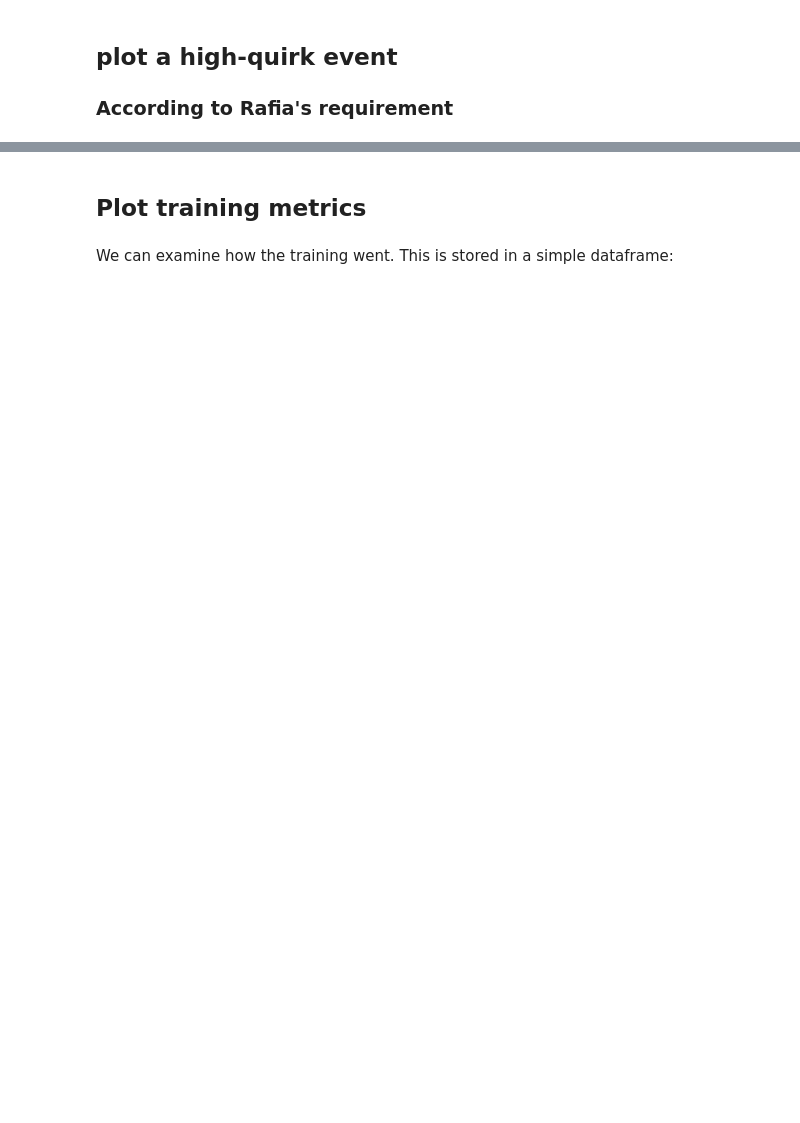
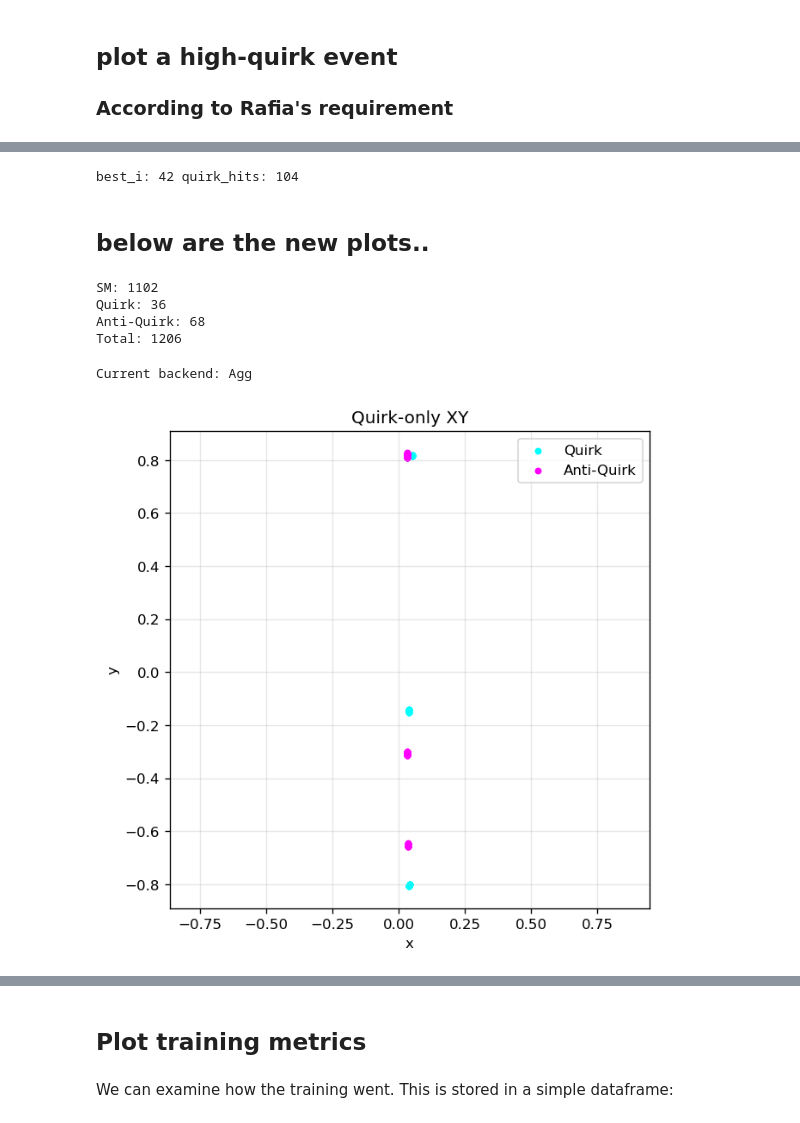
Before and after one commit to MirxaWaqarBaig/trackml-quickstart-collab, a Jupyter notebook: Examples/TrackML_Quickstart/colab_quickstart.ipynb, the cells around one changed output, grey strips where cells are left out. Cells and saved outputs as stored; diff of their text form; code cells hidden in the pictures; blank space fills up the shorter version.

Commit message:
diagnostic sequence for quirk visibility

```diff
--- a/Examples/TrackML_Quickstart/colab_quickstart.ipynb
+++ b/Examples/TrackML_Quickstart/colab_quickstart.ipynb
@@ -166,0 +189,62 @@ best trainset index: 42 quirk_hits: 104
+# %%
+# pick quirk-rich event from current trainset
+best_i, best_q = -1, -1
+for i, ev in enumerate(metric_learning_model.trainset):
+    if hasattr(ev, "source_label"):
+        q = int((ev.source_label > 0).sum())
+        if q > best_q:
+            best_i, best_q = i, q
+
+ev = metric_learning_model.trainset[best_i]
+print("best_i:", best_i, "quirk_hits:", best_q)
+# %% [output]
+best_i: 42 quirk_hits: 104
+# %% [markdown]
+## below are the new plots..
+# %%
+import torch
+import numpy as np
+import matplotlib.pyplot as plt
+
+# assumes ev has ev.x (N, >=3) and ev.source_label
+x = ev.x[:, 0].detach().cpu().numpy()
+y = ev.x[:, 1].detach().cpu().numpy()
+z = ev.x[:, 2].detach().cpu().numpy()
+src = ev.source_label.detach().cpu().numpy()  # 0=SM, 1=Quirk, 2=Anti-Quirk
+
+qmask = (src == 1) | (src == 2)
+q = (src == 1)
+aq = (src == 2)
+
+print("SM:", int((src == 0).sum()))
+print("Quirk:", int(q.sum()))
+print("Anti-Quirk:", int(aq.sum()))
+print("Total:", int(src.size))
+# %% [output]
+SM: 1102
+Quirk: 36
+Anti-Quirk: 68
+Total: 1206
+# %%
+import matplotlib
+import matplotlib.pyplot as plt
+
+print("Current backend:", matplotlib.get_backend())
+
+# Force notebook rendering
+%matplotlib inline
+matplotlib.rcParams["figure.dpi"] = 120
+
+# Reset any stale state
+plt.close("all")
+# %% [output]
+Current backend: Agg
+# %%
+plt.figure(figsize=(6,6))
+plt.scatter(x[q], y[q], s=14, c="cyan", label="Quirk")
+plt.scatter(x[aq], y[aq], s=14, c="magenta", label="Anti-Quirk")
+plt.xlabel("x"); plt.ylabel("y"); plt.legend(); plt.title("Quirk-only XY")
+plt.axis("equal"); plt.grid(alpha=0.3)
+plt.show()
+# %% [output]
+[figure, added]
```
Also changed, not shown: parts of 20 cells of this notebook.
